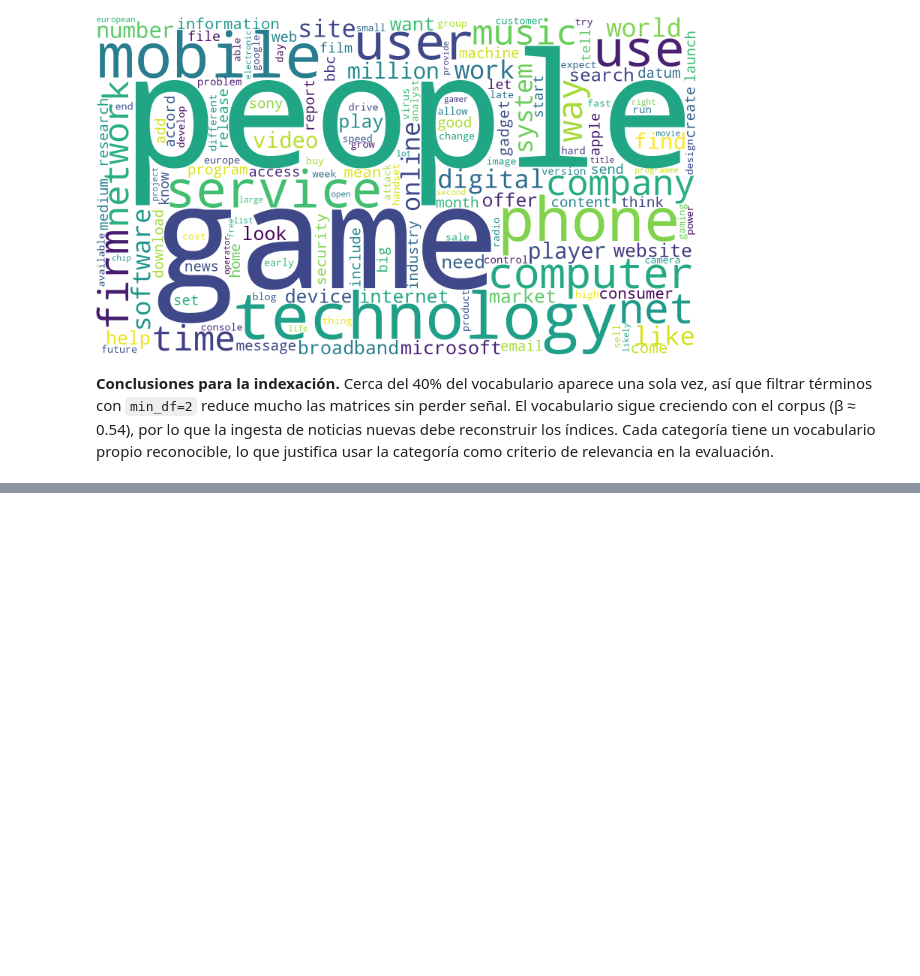
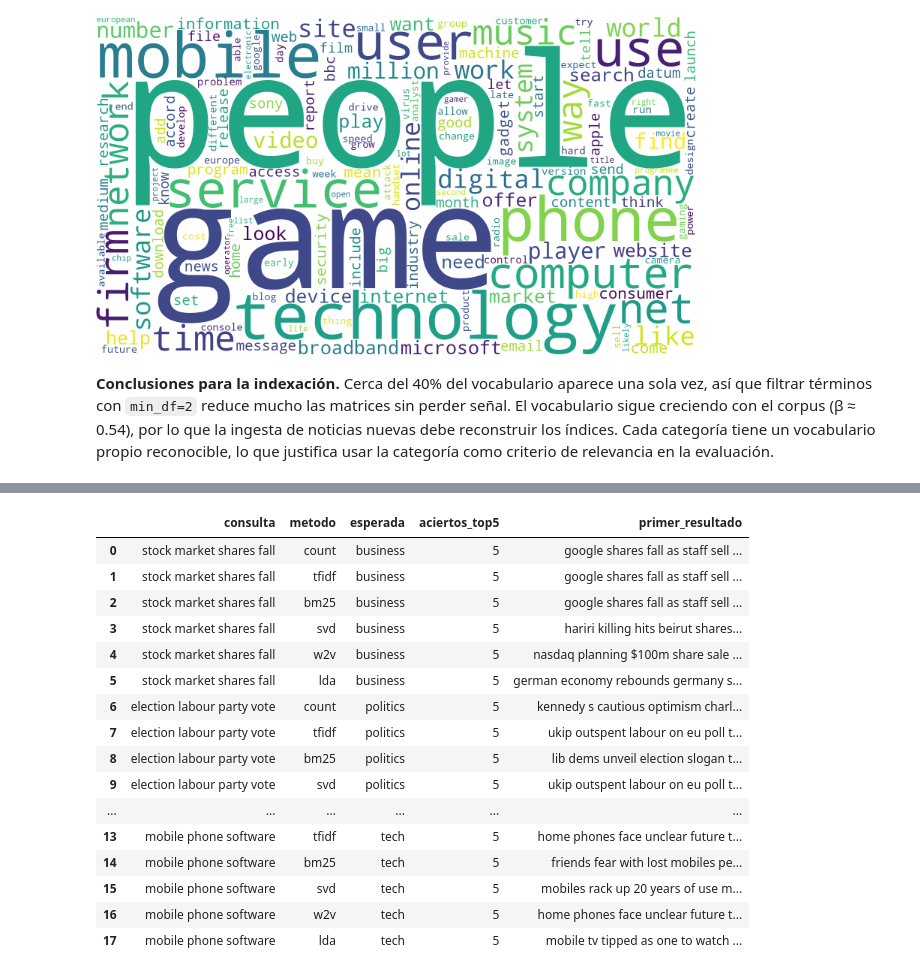
Before and after one commit to DiegoMoctezuma/Recuperaci-nInformaci-n, a Jupyter notebook: práctica.ipynb, the cells around one changed output, grey strips where cells are left out. Saved outputs shown, nothing was run; the diff lists cells and outputs as text; code cells hidden in the pictures; blank space fills up the shorter version.

```diff
--- a/práctica.ipynb
+++ b/práctica.ipynb
@@ -329,0 +392,28 @@ for nombre in ['global', 'business', 'entertainment', 'politics', 'sport', 'tech
+# %%
+# Las tres consultas de prueba con los seis métodos: categorías del top-5
+consultas_prueba = {'stock market shares fall': 'business', 'election labour party vote': 'politics', 'mobile phone software': 'tech'}
+filas = []
+for q, esperada in consultas_prueba.items():
+    for metodo in buscador.METODOS:
+        r = buscar(q, metodo, k=5)
+        filas.append({'consulta': q, 'metodo': metodo, 'esperada': esperada,
+                      'aciertos_top5': int((r['category'] == esperada).sum()), 'primer_resultado': r['titulo'].iloc[0]})
+pd.DataFrame(filas)
+# %% [output]
+|  | consulta | metodo | esperada | aciertos_top5 | primer_resultado |
+| 0 | stock market shares fall | count | business | 5 | google shares fall as staff sell ... |
+| 1 | stock market shares fall | tfidf | business | 5 | google shares fall as staff sell ... |
+| 2 | stock market shares fall | bm25 | business | 5 | google shares fall as staff sell ... |
+| 3 | stock market shares fall | svd | business | 5 | hariri killing hits beirut shares... |
+| 4 | stock market shares fall | w2v | business | 5 | nasdaq planning $100m share sale ... |
+| 5 | stock market shares fall | lda | business | 5 | german economy rebounds germany s... |
+| 6 | election labour party vote | count | politics | 5 | kennedy s cautious optimism charl... |
+| 7 | election labour party vote | tfidf | politics | 5 | ukip outspent labour on eu poll t... |
+| 8 | election labour party vote | bm25 | politics | 5 | lib dems unveil election slogan t... |
+| 9 | election labour party vote | svd | politics | 5 | ukip outspent labour on eu poll t... |
+| ... | ... | ... | ... | ... | ... |
+| 13 | mobile phone software | tfidf | tech | 5 | home phones face unclear future t... |
+| 14 | mobile phone software | bm25 | tech | 5 | friends fear with lost mobiles pe... |
+| 15 | mobile phone software | svd | tech | 5 | mobiles rack up 20 years of use m... |
+| 16 | mobile phone software | w2v | tech | 5 | home phones face unclear future t... |
+| 17 | mobile phone software | lda | tech | 5 | mobile tv tipped as one to watch ... |
```
Also changed, not shown: parts of 9 cells of this notebook, 11 other files.
